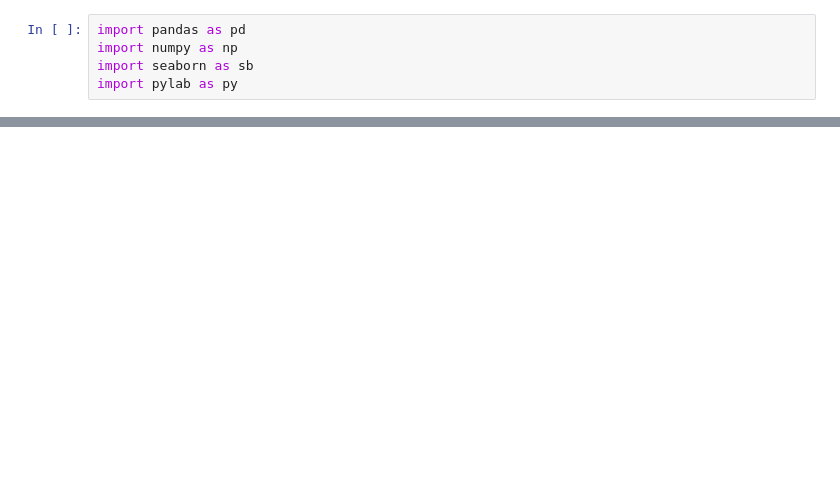
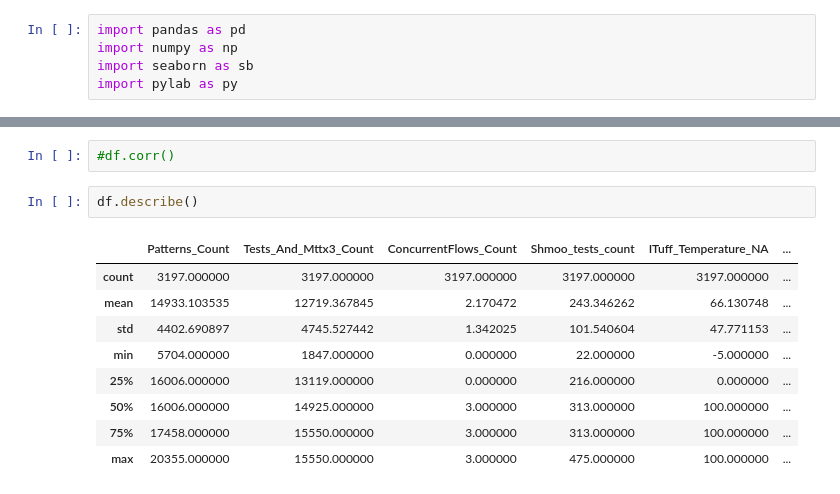
Before and after one commit to ittayeyal046/TestTimePrediction, a Jupyter notebook: ML/TestTimePrediction.ipynb, the cells around one changed output, grey strips where cells are left out. Drawn from its saved outputs; the diff is of its cells as text; blank space fills up the shorter version.

```diff
--- a/ML/TestTimePrediction.ipynb
+++ b/ML/TestTimePrediction.ipynb
@@ -16,0 +25,14 @@ df.head()
+# %%
+#df.corr()
+# %%
+df.describe()
+# %% [output]
+|  | Patterns_Count | Tests_And_Mttx3_Count | ConcurrentFlows_Count | Shmoo_tests_count | ITuff_Temperature_NA | ... |
+| count | 3197.000000 | 3197.000000 | 3197.000000 | 3197.000000 | 3197.000000 | ... |
+| mean | 14933.103535 | 12719.367845 | 2.170472 | 243.346262 | 66.130748 | ... |
+| std | 4402.690897 | 4745.527442 | 1.342025 | 101.540604 | 47.771153 | ... |
+| min | 5704.000000 | 1847.000000 | 0.000000 | 22.000000 | -5.000000 | ... |
+| 25% | 16006.000000 | 13119.000000 | 0.000000 | 216.000000 | 0.000000 | ... |
+| 50% | 16006.000000 | 14925.000000 | 3.000000 | 313.000000 | 100.000000 | ... |
+| 75% | 17458.000000 | 15550.000000 | 3.000000 | 313.000000 | 100.000000 | ... |
+| max | 20355.000000 | 15550.000000 | 3.000000 | 475.000000 | 100.000000 | ... |
```
Also changed, not shown: parts of 30 cells of this notebook, 4 other files.
